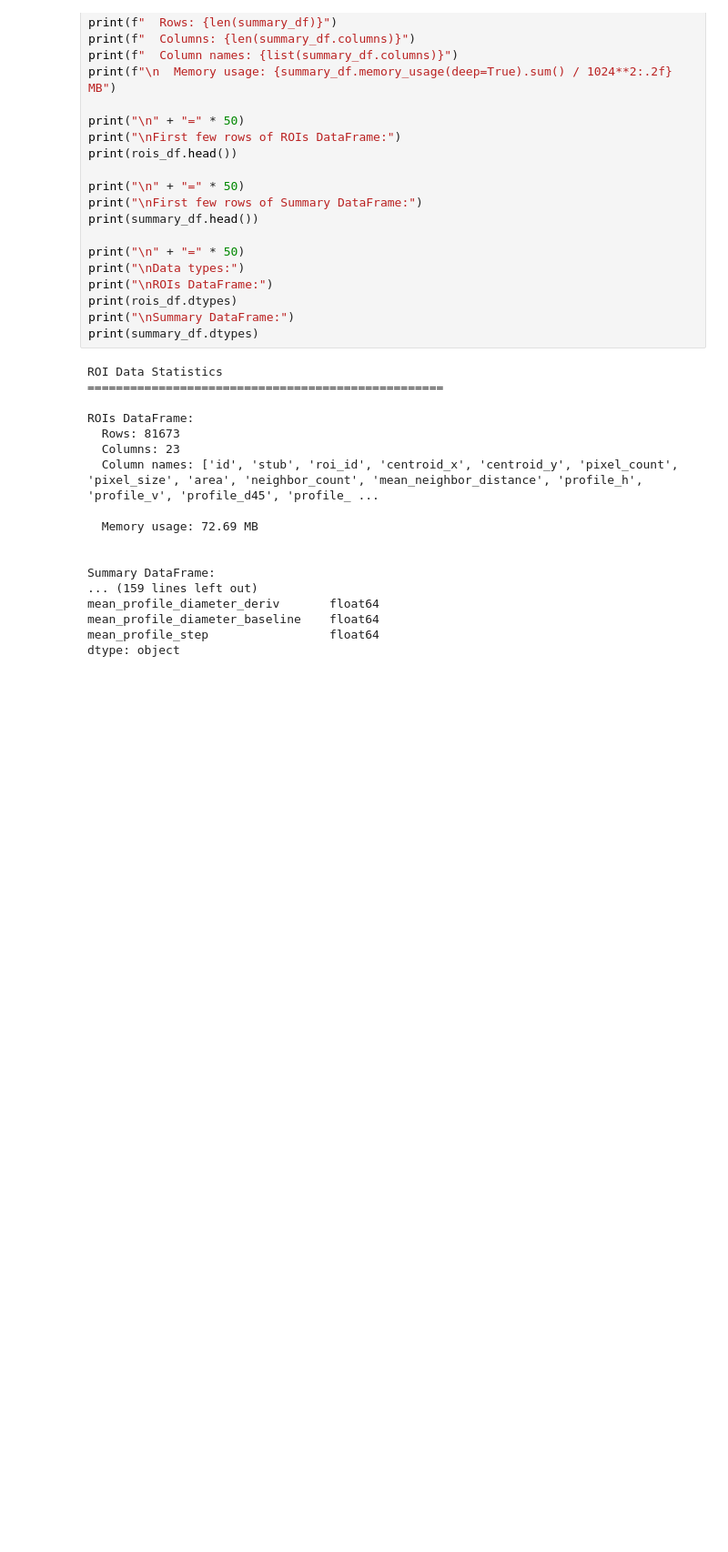
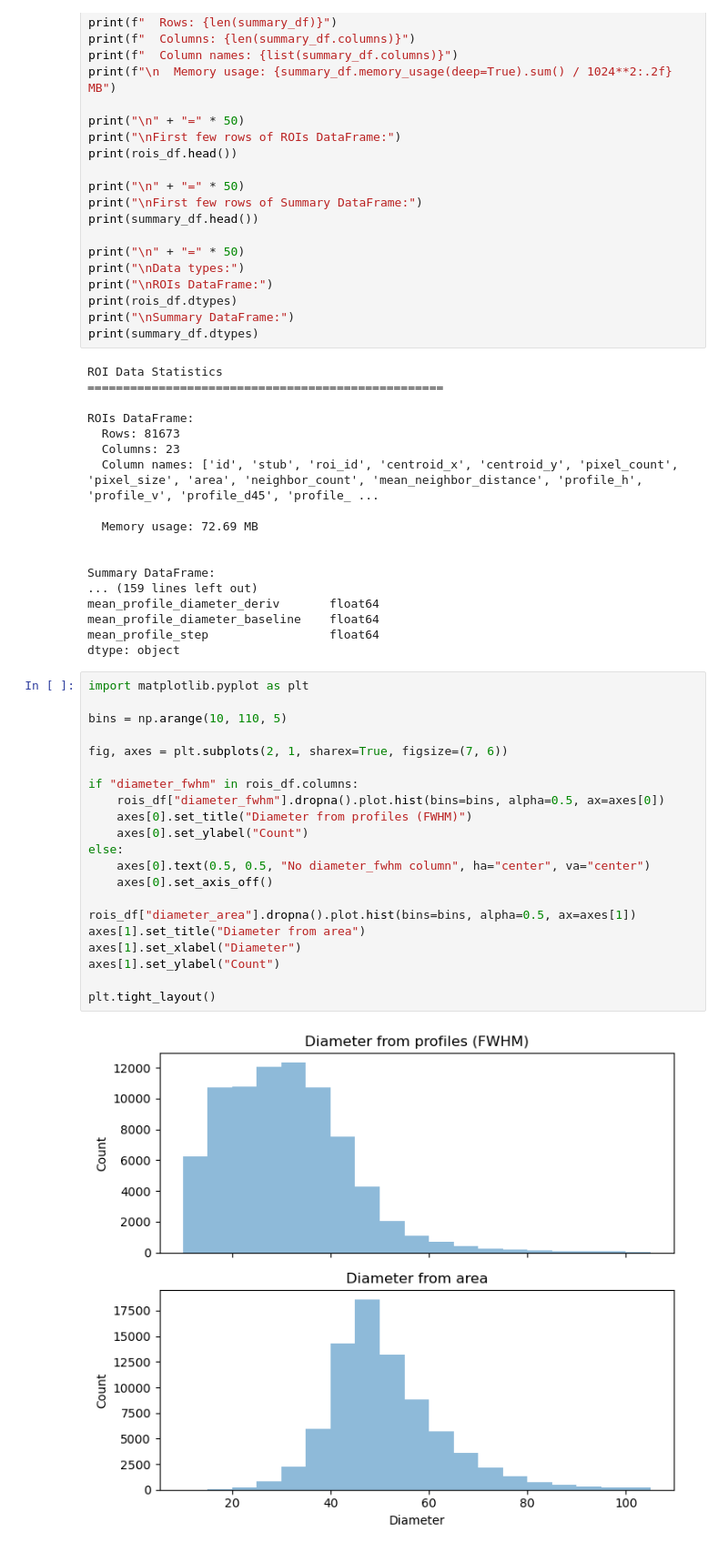
Before and after one commit to jaimemcc/fenestrations, a Jupyter notebook: notebooks/summary_analysis.ipynb, the cells around one changed output. Shown at 91% size. Drawn from its saved outputs; the diff is of its cells as text; blank space fills up the shorter version.

```diff
--- a/notebooks/summary_analysis.ipynb
+++ b/notebooks/summary_analysis.ipynb
@@ -57,3 +58,26 @@ mean_profile_diameter_deriv       float64
 mean_profile_diameter_baseline    float64
 mean_profile_step                 float64
 dtype: object
+# %%
+import matplotlib.pyplot as plt
+
+bins = np.arange(10, 110, 5)
+
+fig, axes = plt.subplots(2, 1, sharex=True, figsize=(7, 6))
+
+if "diameter_fwhm" in rois_df.columns:
+    rois_df["diameter_fwhm"].dropna().plot.hist(bins=bins, alpha=0.5, ax=axes[0])
+    axes[0].set_title("Diameter from profiles (FWHM)")
+    axes[0].set_ylabel("Count")
+else:
+    axes[0].text(0.5, 0.5, "No diameter_fwhm column", ha="center", va="center")
+    axes[0].set_axis_off()
+
+rois_df["diameter_area"].dropna().plot.hist(bins=bins, alpha=0.5, ax=axes[1])
+axes[1].set_title("Diameter from area")
+axes[1].set_xlabel("Diameter")
+axes[1].set_ylabel("Count")
+
+plt.tight_layout()
+# %% [output]
+[figure, added]
```
Also changed, not shown: parts of 3 cells of this notebook, 1 other file.
